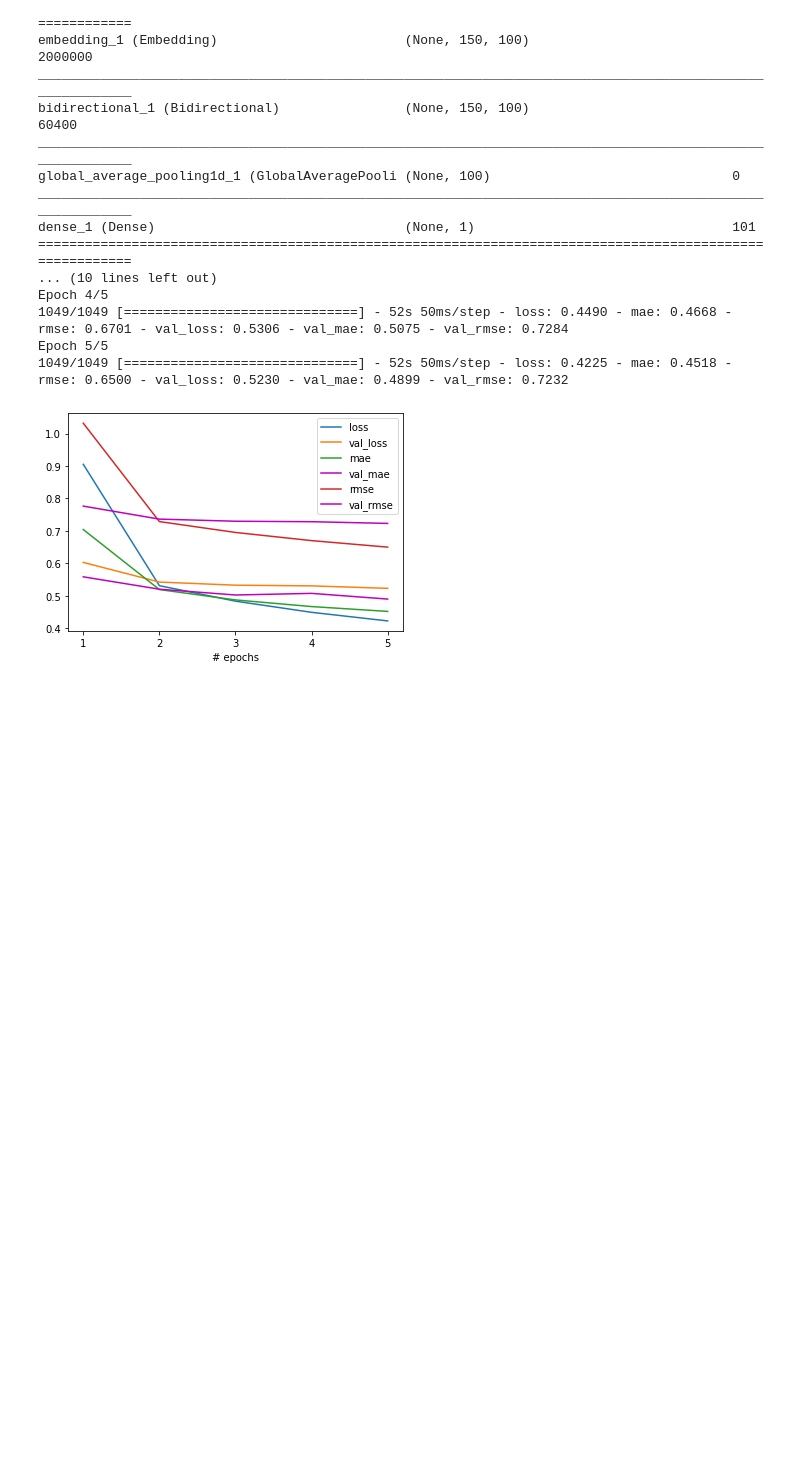
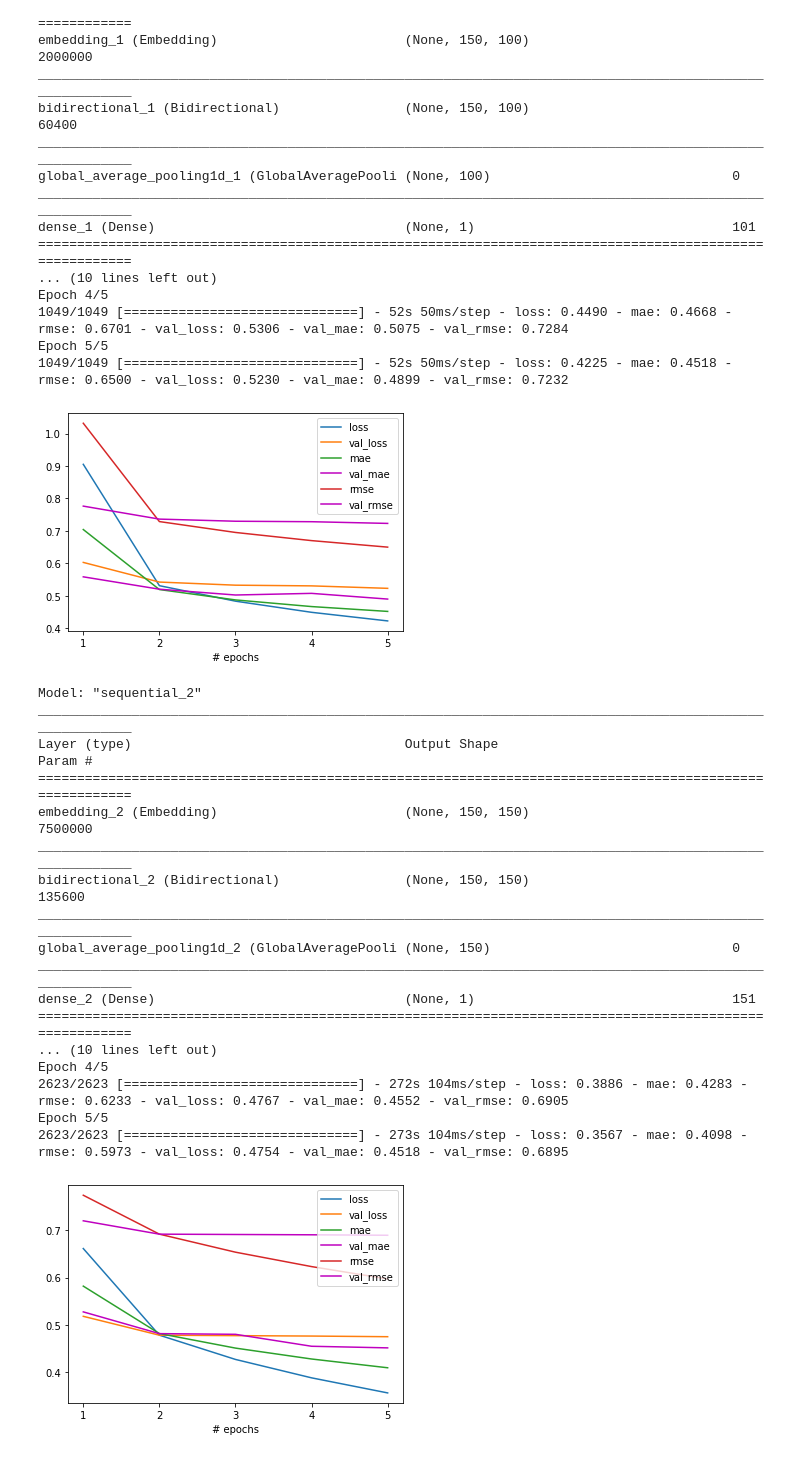
Before and after one commit to FishWith7sMemory/MAST30034-ADS-GroupProj, a Jupyter notebook: NLP.ipynb, the cells around one changed output. Saved outputs shown, nothing was run; the diff lists cells and outputs as text; code cells hidden in the pictures; blank space fills up the shorter version.

Commit message:
add larger (higher dimension) LSTM models

```diff
--- a/NLP.ipynb
+++ b/NLP.ipynb
@@ -37,7 +38,7 @@ df_train, df_test, y_train, y_test = train_test_split(X, y, test_size=0.33, rand
 # %% [markdown]
 ## Word Embedding
 # %%
-MAX_VOCAB_SIZE = 20000
+MAX_VOCAB_SIZE = 50000
 tokenizer = Tokenizer(num_words=MAX_VOCAB_SIZE)
 tokenizer.fit_on_texts(df_train)
 sequences_train = tokenizer.texts_to_sequences(df_train)
@@ -486,6 +487,39 @@ Epoch 4/5
 Epoch 5/5
 1049/1049 [==============================] - 52s 50ms/step - loss: 0.4225 - mae: 0.4518 - rmse: 0.6500 - val_loss: 0.5230 - val_mae: 0.4899 - val_rmse: 0.7232
 [figure]
+# %%
+def create_model():
+    D = 150
+    num_words = min(MAX_VOCAB_SIZE, V + 1)
+    model = Sequential()
+    model.add(Input(shape=(T,)))
+    model.add(Embedding(num_words, D))
+    model.add(Bidirectional(LSTM(D//2, dropout=0.2, return_sequences=True)))
+    model.add(GlobalAveragePooling1D())
+    model.add(Dense(1))
+    model.summary(105)
+    return model
+
+m, r = fit_model(create_model(), epochs=5)
+# %% [output]
+Model: "sequential_2"
+_________________________________________________________________________________________________________
+Layer (type)                                   Output Shape                              Param #
+=========================================================================================================
+embedding_2 (Embedding)                        (None, 150, 150)                          7500000
+_________________________________________________________________________________________________________
+bidirectional_2 (Bidirectional)                (None, 150, 150)                          135600
+_________________________________________________________________________________________________________
+global_average_pooling1d_2 (GlobalAveragePooli (None, 150)                               0
+_________________________________________________________________________________________________________
+dense_2 (Dense)                                (None, 1)                                 151
+=========================================================================================================
+... (10 lines left out)
+Epoch 4/5
+2623/2623 [==============================] - 272s 104ms/step - loss: 0.3886 - mae: 0.4283 - rmse: 0.6233 - val_loss: 0.4767 - val_mae: 0.4552 - val_rmse: 0.6905
+Epoch 5/5
+2623/2623 [==============================] - 273s 104ms/step - loss: 0.3567 - mae: 0.4098 - rmse: 0.5973 - val_loss: 0.4754 - val_mae: 0.4518 - val_rmse: 0.6895
+[figure, added]
 # %%
 # Save the best model for now
 m.save('models/lstm.h5')
```
Also changed, not shown: parts of 3 cells of this notebook, 1 other file.
